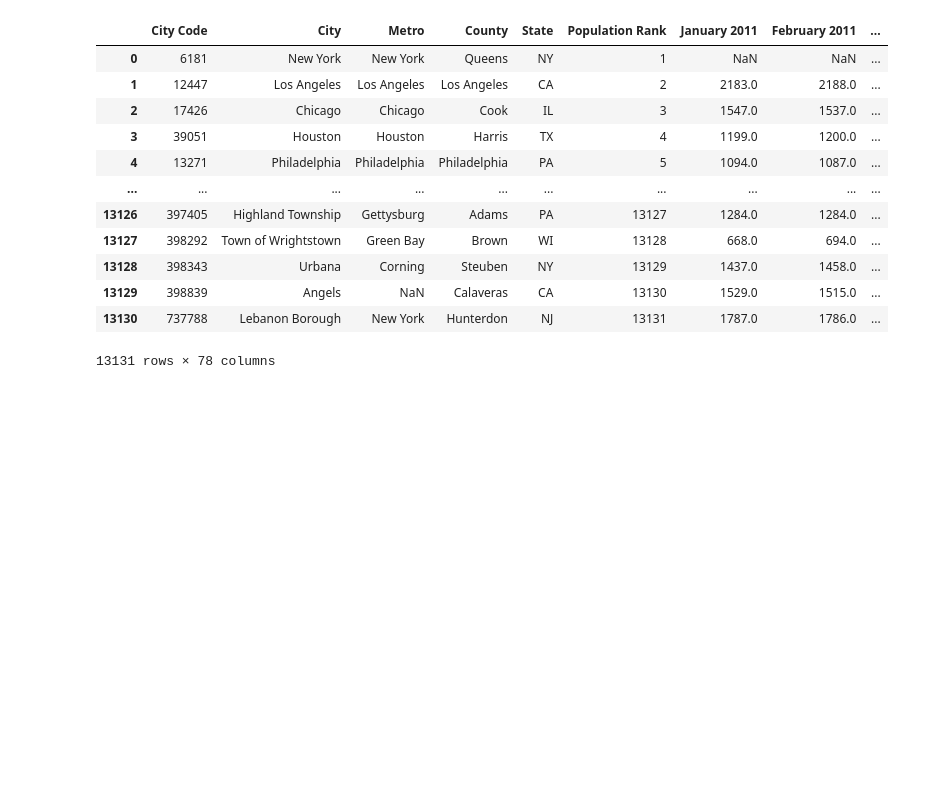
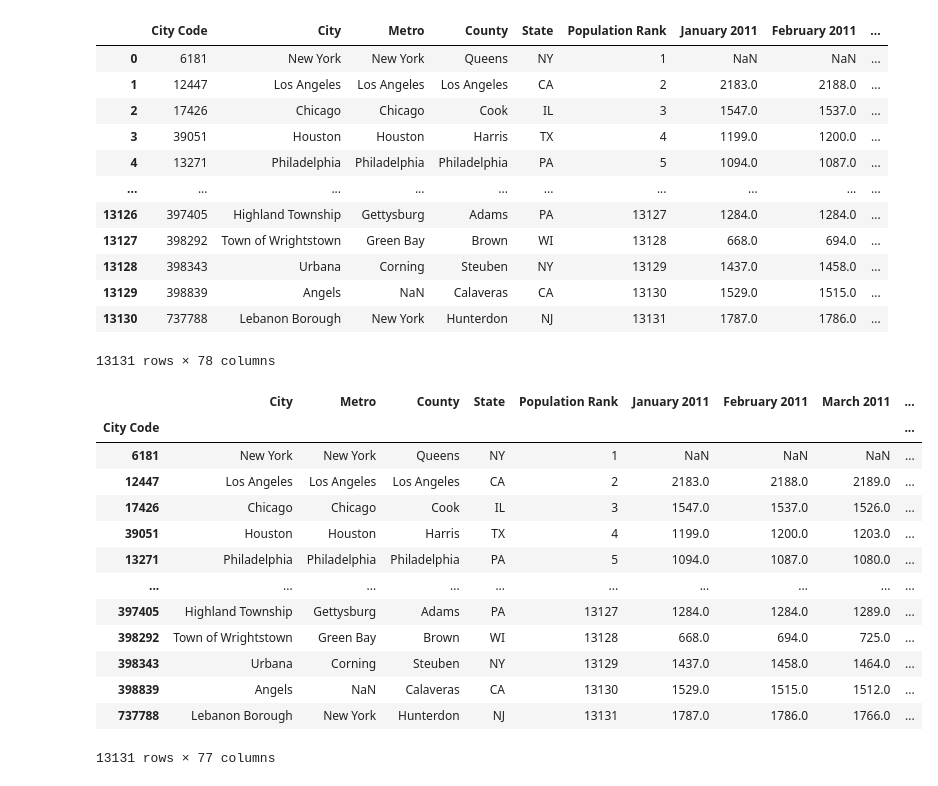
Before and after one commit to Leehis/Data-Curation---Management, a Jupyter notebook: finalproject.ipynb, the cells around one changed output. Cells and saved outputs as stored; diff of their text form; code cells hidden in the pictures; blank space fills up the shorter version.

```diff
--- a/finalproject.ipynb
+++ b/finalproject.ipynb
@@ -118,0 +117,18 @@ new_df
+# %%
+new_df_index_updated = new_df.set_index('City Code')
+new_df_index_updated
+# %% [output]
+|  | City | Metro | County | State | Population Rank | January 2011 | February 2011 | March 2011 | ... |
+| City Code |  |  |  |  |  |  |  |  | ... |
+| 6181 | New York | New York | Queens | NY | 1 | NaN | NaN | NaN | ... |
+| 12447 | Los Angeles | Los Angeles | Los Angeles | CA | 2 | 2183.0 | 2188.0 | 2189.0 | ... |
+| 17426 | Chicago | Chicago | Cook | IL | 3 | 1547.0 | 1537.0 | 1526.0 | ... |
+| 39051 | Houston | Houston | Harris | TX | 4 | 1199.0 | 1200.0 | 1203.0 | ... |
+| 13271 | Philadelphia | Philadelphia | Philadelphia | PA | 5 | 1094.0 | 1087.0 | 1080.0 | ... |
+| ... | ... | ... | ... | ... | ... | ... | ... | ... | ... |
+| 397405 | Highland Township | Gettysburg | Adams | PA | 13127 | 1284.0 | 1284.0 | 1289.0 | ... |
+| 398292 | Town of Wrightstown | Green Bay | Brown | WI | 13128 | 668.0 | 694.0 | 725.0 | ... |
+| 398343 | Urbana | Corning | Steuben | NY | 13129 | 1437.0 | 1458.0 | 1464.0 | ... |
+| 398839 | Angels | NaN | Calaveras | CA | 13130 | 1529.0 | 1515.0 | 1512.0 | ... |
+| 737788 | Lebanon Borough | New York | Hunterdon | NJ | 13131 | 1787.0 | 1786.0 | 1766.0 | ... |
+13131 rows × 77 columns
```
Also changed, not shown: parts of 4 cells of this notebook, 2 other files.
